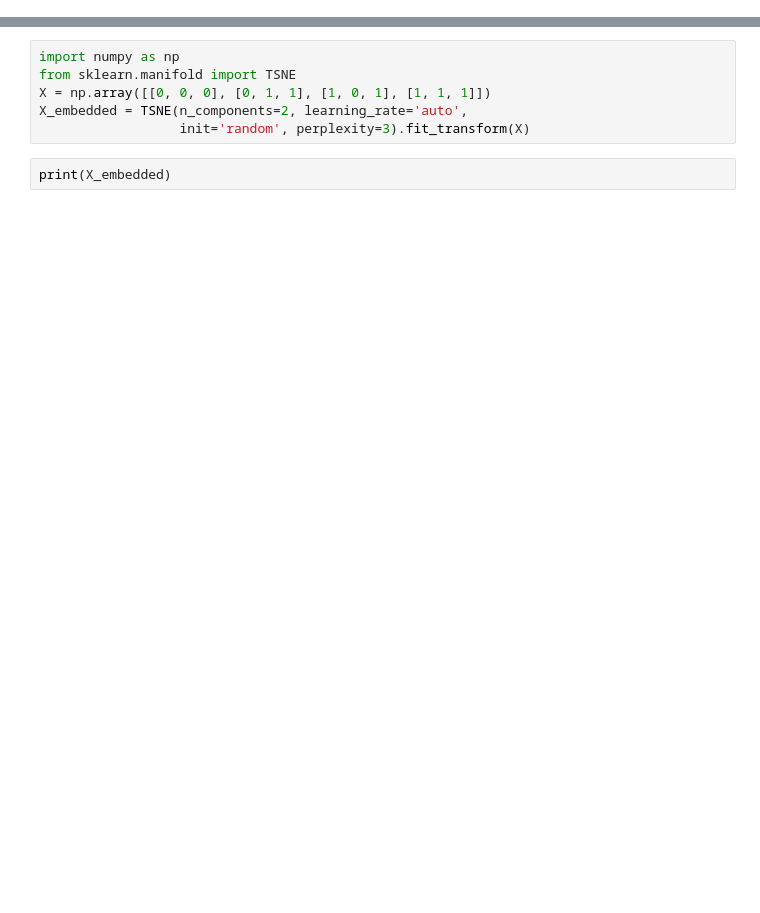
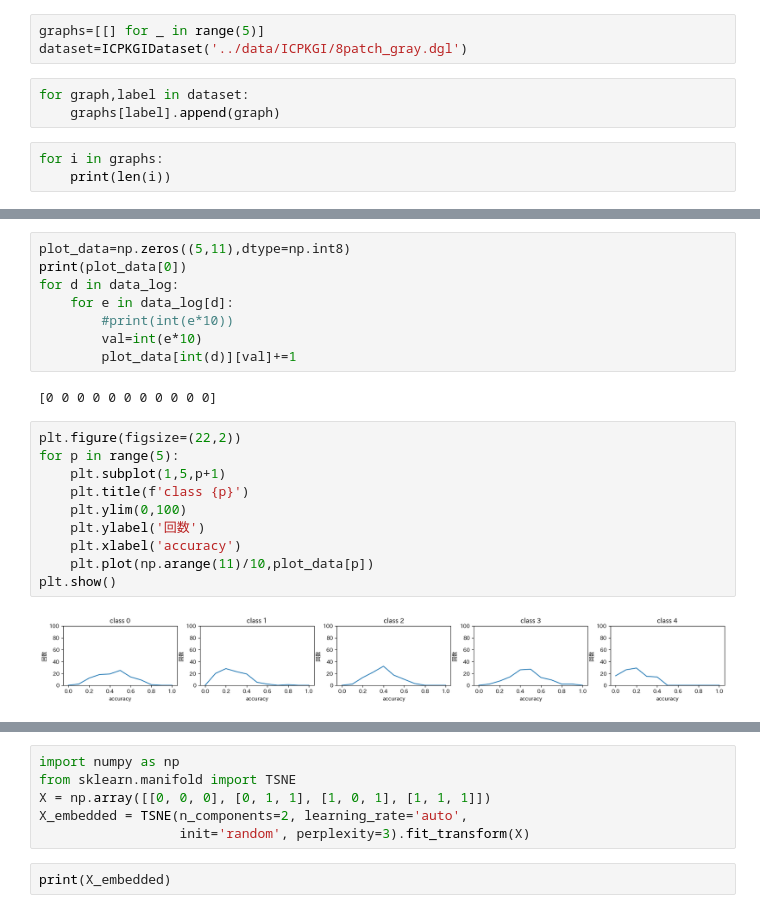
Before and after one commit to MKTKSMT-MI/GNN-DGLPro, a Jupyter notebook: ICPKGI/embedding.ipynb, the cells around one changed output, grey strips where cells are left out. Drawn from its saved outputs; the diff is of its cells as text; blank space fills up the shorter version.

```diff
--- a/ICPKGI/embedding.ipynb
+++ b/ICPKGI/embedding.ipynb
@@ -14,0 +78,9 @@ import seaborn as sns
+# %%
+graphs=[[] for _ in range(5)]
+dataset=ICPKGIDataset('../data/ICPKGI/8patch_gray.dgl')
+# %%
+for graph,label in dataset:
+    graphs[label].append(graph)
+# %%
+for i in graphs:
+    print(len(i))
@@ -14,0 +147,22 @@ import seaborn as sns
+# %%
+plot_data=np.zeros((5,11),dtype=np.int8)
+print(plot_data[0])
+for d in data_log:
+    for e in data_log[d]:
+        #print(int(e*10))
+        val=int(e*10)
+        plot_data[int(d)][val]+=1
+# %% [output]
+[0 0 0 0 0 0 0 0 0 0 0]
+# %%
+plt.figure(figsize=(22,2))
+for p in range(5):
+    plt.subplot(1,5,p+1)
+    plt.title(f'class {p}')
+    plt.ylim(0,100)
+    plt.ylabel('回数')
+    plt.xlabel('accuracy')
+    plt.plot(np.arange(11)/10,plot_data[p])
+plt.show()
+# %% [output]
+[figure, added]
```
Also changed, not shown: parts of 14 cells of this notebook, 7 other files.
